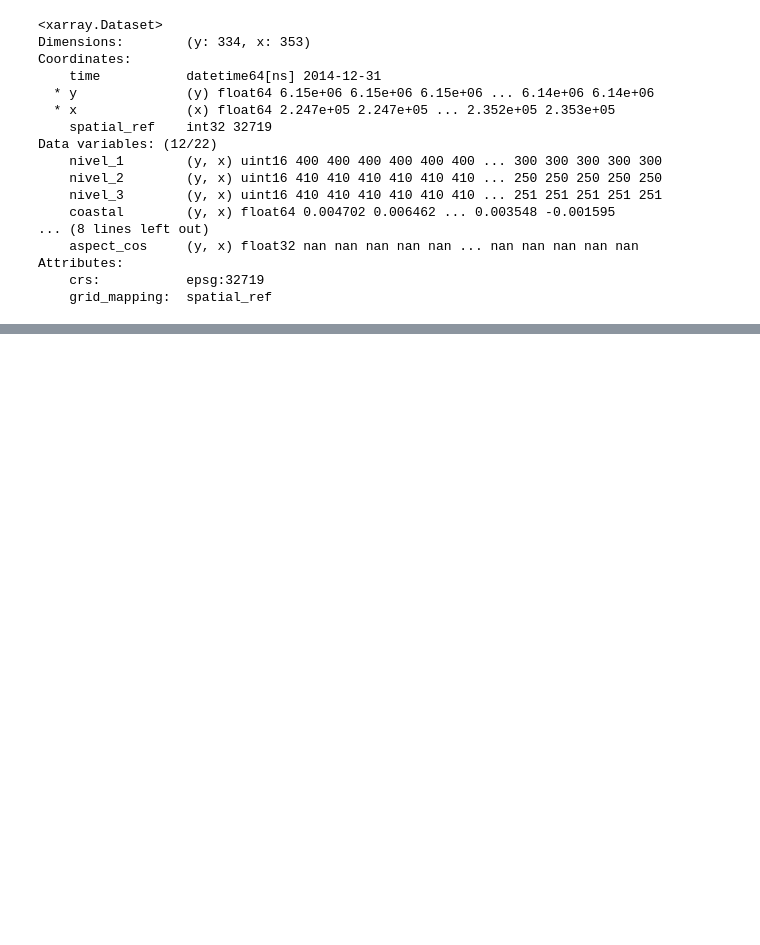
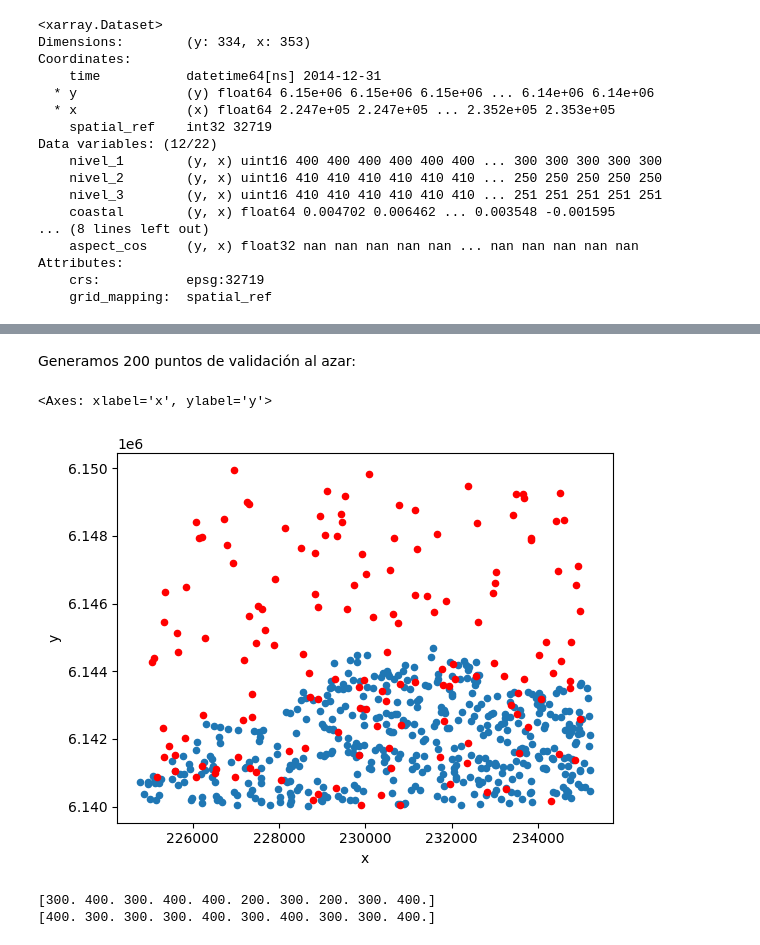
Before and after one commit to alvaroparedesl/teledeteccion_ambiental, a Jupyter notebook: taller_03/texturas.ipynb, the cells around one changed output, grey strips where cells are left out. Drawn from its saved outputs; the diff is of its cells as text; code cells hidden in the pictures; blank space fills up the shorter version.

Commit message:
feat: taller 3, random forest

```diff
--- a/taller_03/texturas.ipynb
+++ b/taller_03/texturas.ipynb
@@ -421,0 +492,24 @@ mdata.to_csv("minfo.csv")
+# %% [markdown]
+Generamos 200 puntos de validación al azar:
+# %%
+np.random.seed(seed=889)
+n = 200
+valid_levels = [100, 200, 300, 400]
+
+x_r = np.random.randint(x0_, x1_, n)
+y_r = np.random.randint(y0_, y1_, n)
+
+gdf = gpd.GeoDataFrame(pd.DataFrame({"id": range(n)}), geometry=gpd.points_from_xy(x_r, y_r, crs=lc.crs))
+test_data = extract_data(todo, gdf, include_xy=True).dropna()
+test_data = test_data.loc[test_data.nivel_1.isin(valid_levels)]
+test_data.groupby("nivel_1")["nivel_1"].count()
+
+y_test = test_data["nivel_1"]
+X_test = test_data.drop(["nivel_1", "nivel_2", "nivel_3", "x", "y"], axis=1)
+# %%
+f, ax = plt.subplots()
+mdata.plot.scatter(x="x", y="y", ax=ax)
+test_data.plot.scatter(x="x", y="y", ax=ax, color="red")
+# %% [output]
+<Axes: xlabel='x', ylabel='y'>
+[figure, added]
@@ -421,0 +522,6 @@ mdata.to_csv("minfo.csv")
+# %%
+print(y_pred_train[:10])
+print(y_pred_test[:10])
+# %% [output]
+[300. 400. 300. 400. 400. 200. 300. 200. 300. 400.]
+[400. 300. 300. 300. 400. 300. 400. 300. 300. 400.]
```
Also changed, not shown: parts of 32 cells of this notebook, 2 other files.
